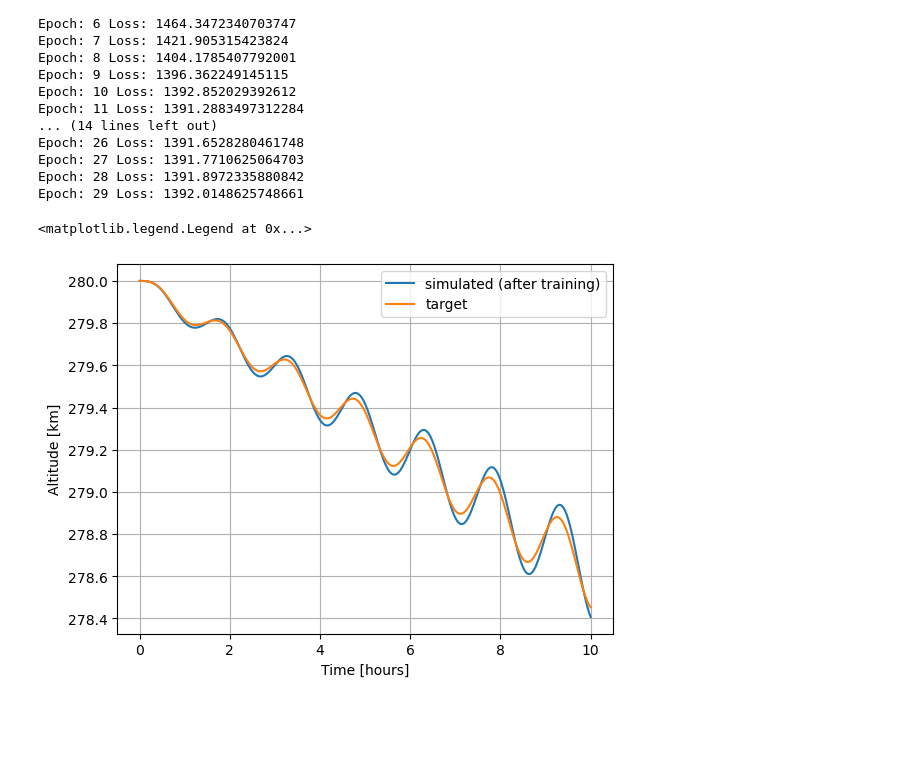
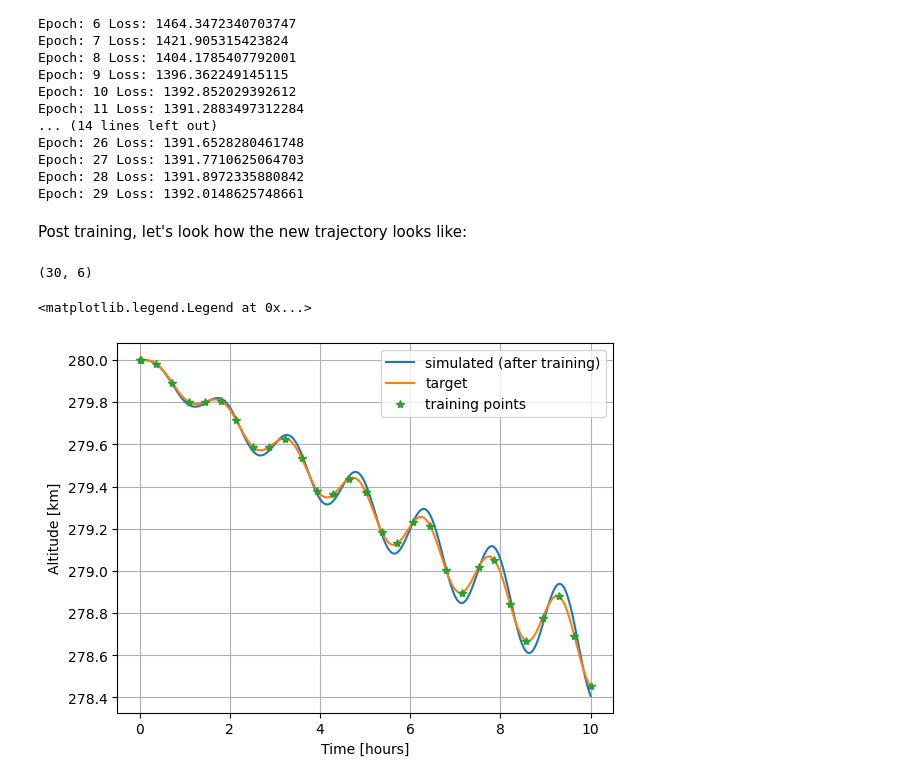
Before and after one commit to esa/thermonets, a Jupyter notebook: notebooks/neural_ODEs.ipynb, the cells around one changed output. Drawn from its saved outputs; the diff is of its cells as text; code cells hidden in the pictures; blank space fills up the shorter version.

Commit message:
add training points

```diff
--- a/notebooks/neural_ODEs.ipynb
+++ b/notebooks/neural_ODEs.ipynb
@@ -360,21 +360,29 @@ Epoch: 26 Loss: 1391.6528280461748
 Epoch: 27 Loss: 1391.7710625064703
 Epoch: 28 Loss: 1391.8972335880842
 Epoch: 29 Loss: 1392.0148625748661
+# %% [markdown]
+Post training, let's look how the new trajectory looks like:
+# %%
+sol_target.shape
+# %% [output]
+(30, 6)
 # %%
 #let's plot the new trajectory:
 ta.state[:]=initial_state+ic_var
 ta.time=0.
 ta.pars[:]=nn_parameters
 variational_equations_propagated=ta.propagate_grid(sol.t)
 
 altitude_simulated = (np.sqrt(variational_equations_propagated[-1][:,0]**2+variational_equations_propagated[-1][:,1]**2+variational_equations_propagated[-1][:,2]**2)-r_earth)/1e3
 altitude_target = (np.sqrt(sol.y.T[:,0]**2+sol.y.T[:,1]**2+sol.y.T[:,2]**2)-r_earth)/1e3
+altitude_control_points = (np.sqrt(sol_target[:,0]**2+sol_target[:,1]**2+sol_target[:,2]**2)-r_earth)/1e3
 plt.plot(sol.t/60/60,altitude_simulated,label='simulated (after training)')
 plt.plot(sol.t/60/60,altitude_target,label='target')
+plt.plot(times_target/60/60,altitude_control_points,'*',label='training points')
 plt.grid()
 plt.xlabel('Time [hours]')
 plt.ylabel('Altitude [km]')
 plt.legend()
 # %% [output]
 <matplotlib.legend.Legend at 0x...>
-[figure, old version]
+[figure, new version]
```
Also changed, not shown: parts of 1 cell of this notebook.
